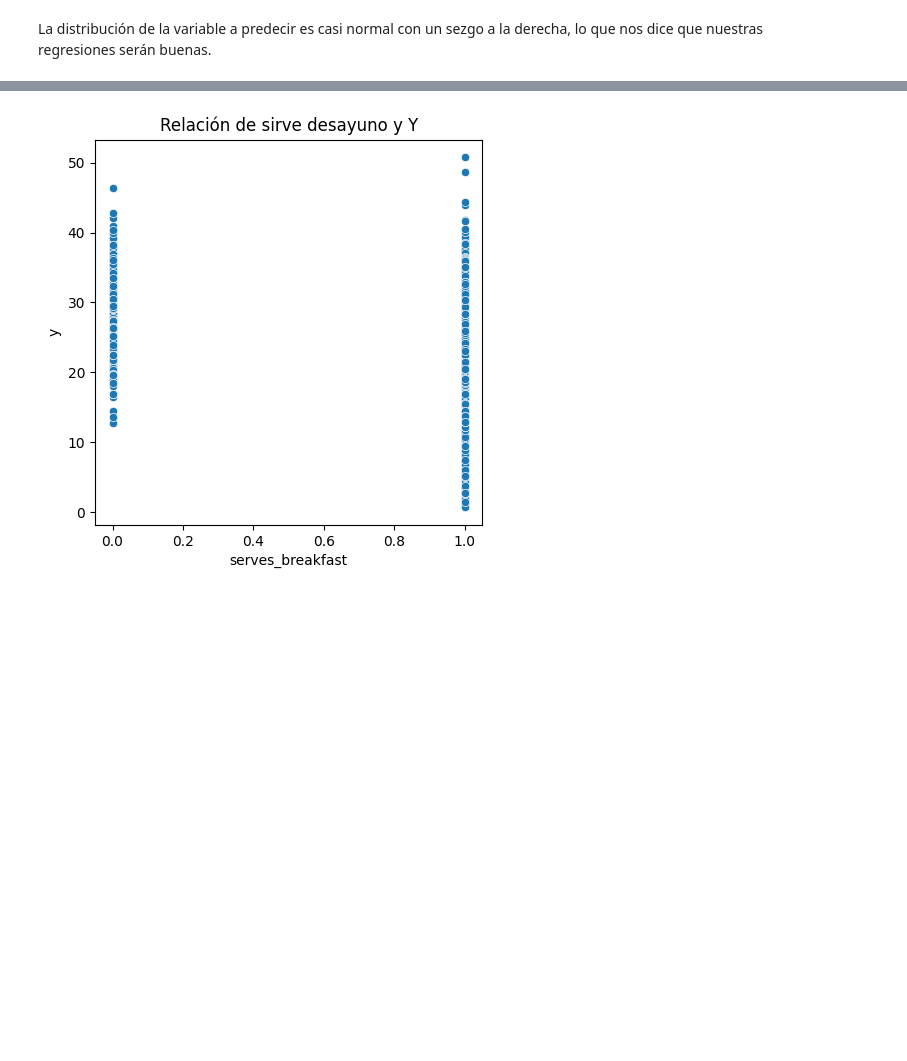
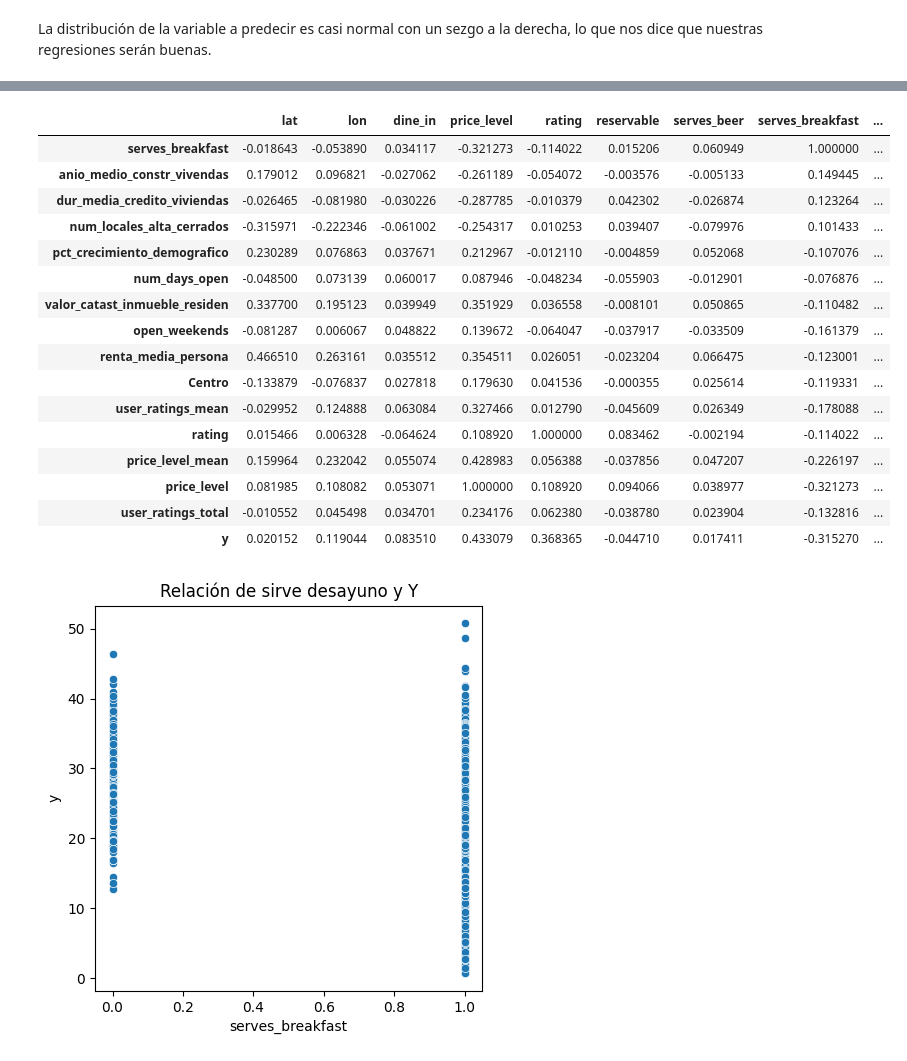
Before and after one commit to Krvelez92/Modelo_Prediccion_Rating, a Jupyter notebook: notebooks/02_LimpiezaEDA.ipynb, the cells around one changed output, grey strips where cells are left out. Saved outputs shown, nothing was run; the diff lists cells and outputs as text; code cells hidden in the pictures; blank space fills up the shorter version.

```diff
--- a/notebooks/02_LimpiezaEDA.ipynb
+++ b/notebooks/02_LimpiezaEDA.ipynb
@@ -639,11 +504,29 @@ corr
 # %%
 '''
 Evaluamos las correlaciones y nos quedamos con las variables que tengan un correlacion >=(abs(0.2))
 '''
 
 val = corr[(corr['y']>=0.2)|(corr['y']<=-0.2)].sort_values(by='y')
-
+val
 #val.to_excel('../data/raw/correlaciones.xlsx')
+# %% [output]
+|  | lat | lon | dine_in | price_level | rating | reservable | serves_beer | serves_breakfast | ... |
+| serves_breakfast | -0.018643 | -0.053890 | 0.034117 | -0.321273 | -0.114022 | 0.015206 | 0.060949 | 1.000000 | ... |
+| anio_medio_constr_vivendas | 0.179012 | 0.096821 | -0.027062 | -0.261189 | -0.054072 | -0.003576 | -0.005133 | 0.149445 | ... |
+| dur_media_credito_viviendas | -0.026465 | -0.081980 | -0.030226 | -0.287785 | -0.010379 | 0.042302 | -0.026874 | 0.123264 | ... |
+| num_locales_alta_cerrados | -0.315971 | -0.222346 | -0.061002 | -0.254317 | 0.010253 | 0.039407 | -0.079976 | 0.101433 | ... |
+| pct_crecimiento_demografico | 0.230289 | 0.076863 | 0.037671 | 0.212967 | -0.012110 | -0.004859 | 0.052068 | -0.107076 | ... |
+| num_days_open | -0.048500 | 0.073139 | 0.060017 | 0.087946 | -0.048234 | -0.055903 | -0.012901 | -0.076876 | ... |
+| valor_catast_inmueble_residen | 0.337700 | 0.195123 | 0.039949 | 0.351929 | 0.036558 | -0.008101 | 0.050865 | -0.110482 | ... |
+| open_weekends | -0.081287 | 0.006067 | 0.048822 | 0.139672 | -0.064047 | -0.037917 | -0.033509 | -0.161379 | ... |
+| renta_media_persona | 0.466510 | 0.263161 | 0.035512 | 0.354511 | 0.026051 | -0.023204 | 0.066475 | -0.123001 | ... |
+| Centro | -0.133879 | -0.076837 | 0.027818 | 0.179630 | 0.041536 | -0.000355 | 0.025614 | -0.119331 | ... |
+| user_ratings_mean | -0.029952 | 0.124888 | 0.063084 | 0.327466 | 0.012790 | -0.045609 | 0.026349 | -0.178088 | ... |
+| rating | 0.015466 | 0.006328 | -0.064624 | 0.108920 | 1.000000 | 0.083462 | -0.002194 | -0.114022 | ... |
+| price_level_mean | 0.159964 | 0.232042 | 0.055074 | 0.428983 | 0.056388 | -0.037856 | 0.047207 | -0.226197 | ... |
+| price_level | 0.081985 | 0.108082 | 0.053071 | 1.000000 | 0.108920 | 0.094066 | 0.038977 | -0.321273 | ... |
+| user_ratings_total | -0.010552 | 0.045498 | 0.034701 | 0.234176 | 0.062380 | -0.038780 | 0.023904 | -0.132816 | ... |
+| y | 0.020152 | 0.119044 | 0.083510 | 0.433079 | 0.368365 | -0.044710 | 0.017411 | -0.315270 | ... |
 # %%
 plt.figure(figsize=(5,5))
 sns.scatterplot(y=restaurantes['y'], x=restaurantes['serves_breakfast'])
```
Also changed, not shown: parts of 17 cells of this notebook, 10 other files.
